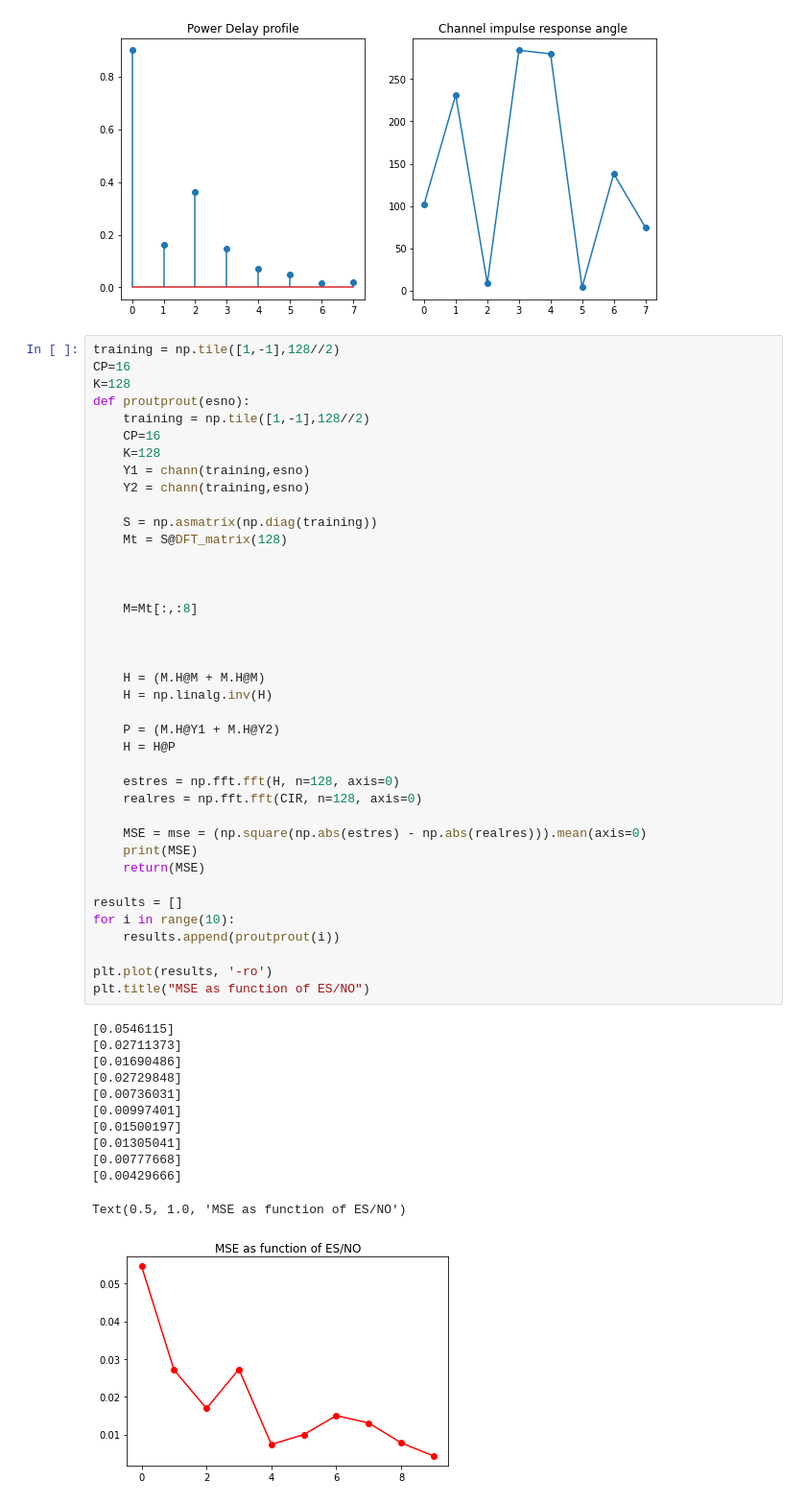
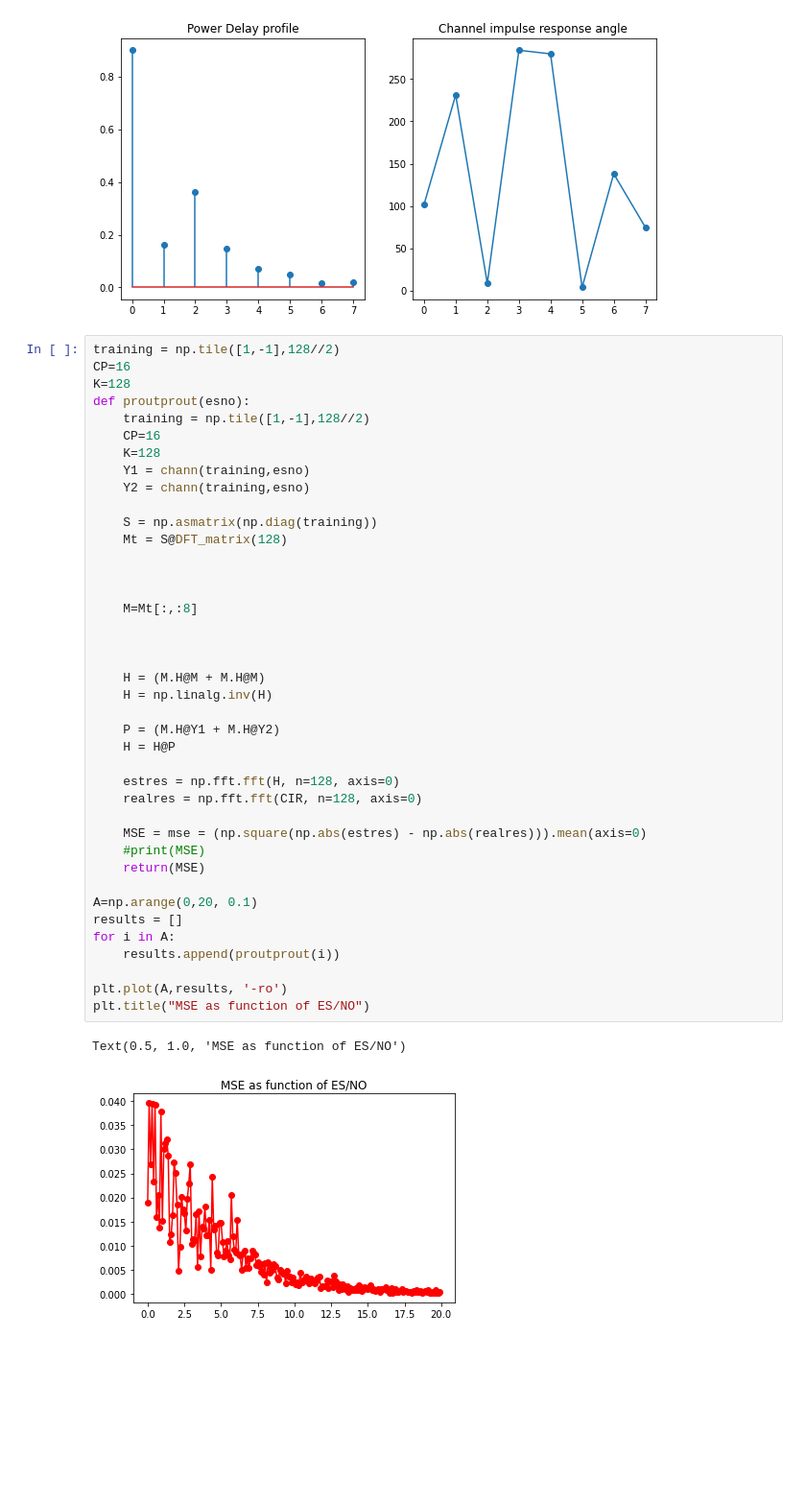
Before and after one commit to delaitl/OFDM, a Jupyter notebook: MSE computer.ipynb, the cells around one changed output. Shown: that part at 96% size. Saved outputs shown, nothing was run; the diff lists cells and outputs as text; blank space fills up the shorter version.

```diff
--- a/MSE computer.ipynb
+++ b/MSE computer.ipynb
@@ -90,45 +90,36 @@ def proutprout(esno):
     K=128
     Y1 = chann(training,esno)
     Y2 = chann(training,esno)
 
     S = np.asmatrix(np.diag(training))
     Mt = S@DFT_matrix(128)
 
 
 
     M=Mt[:,:8]
 
 
 
     H = (M.H@M + M.H@M)
     H = np.linalg.inv(H)
 
     P = (M.H@Y1 + M.H@Y2)
     H = H@P
 
     estres = np.fft.fft(H, n=128, axis=0)
     realres = np.fft.fft(CIR, n=128, axis=0)
 
     MSE = mse = (np.square(np.abs(estres) - np.abs(realres))).mean(axis=0)
-    print(MSE)
+    #print(MSE)
     return(MSE)
 
+A=np.arange(0,20, 0.1)
 results = []
-for i in range(10):
+for i in A:
     results.append(proutprout(i))
 
-plt.plot(results, '-ro')
+plt.plot(A,results, '-ro')
 plt.title("MSE as function of ES/NO")
 # %% [output]
-[0.0546115]
-[0.02711373]
-[0.01690486]
-[0.02729848]
-[0.00736031]
-[0.00997401]
-[0.01500197]
-[0.01305041]
-[0.00777668]
-[0.00429666]
+Text(0.5, 1.0, 'MSE as function of ES/NO')
-Text(0.5, 1.0, 'MSE as function of ES/NO')
-[figure, old version]
+[figure, new version]
```
Also changed, not shown: parts of 2 cells of this notebook, 2 other files.
